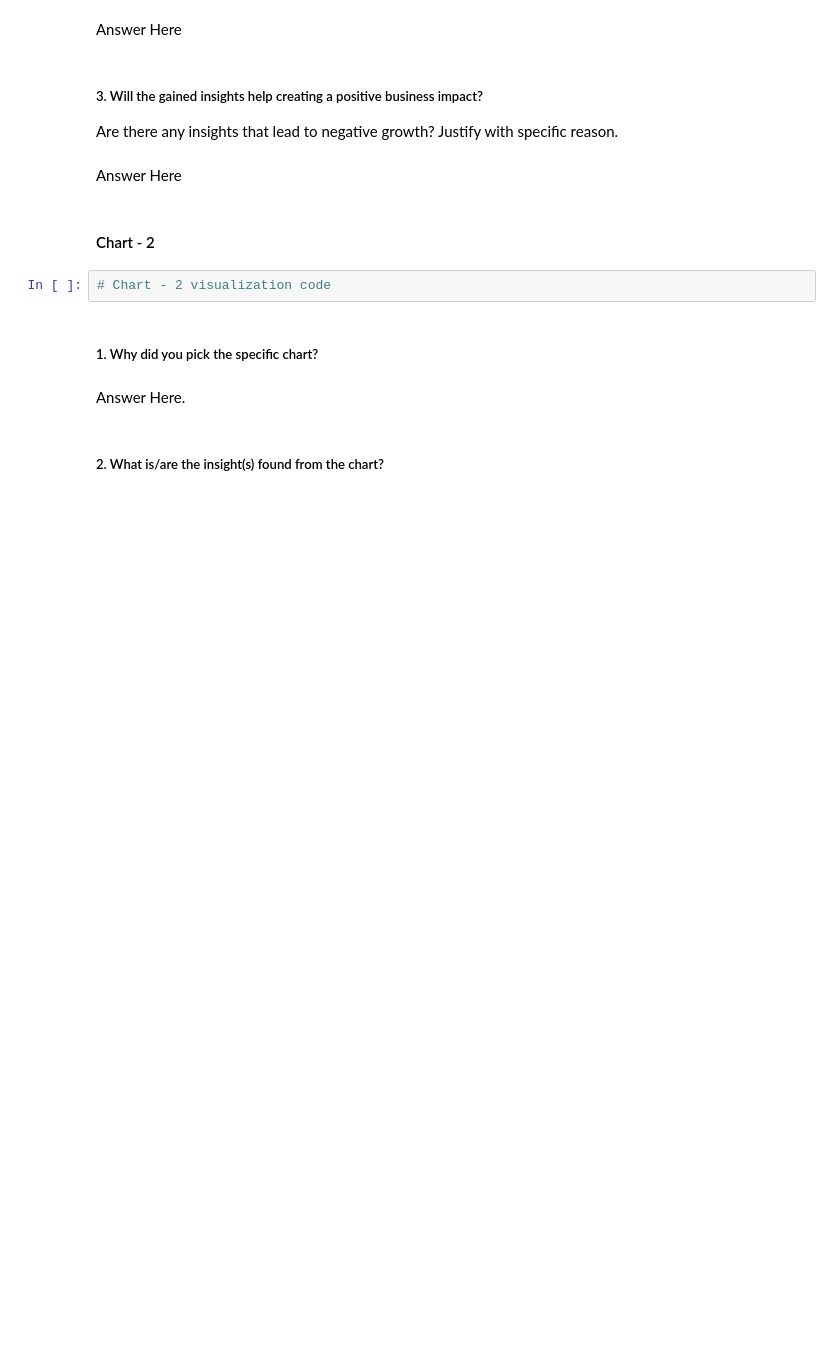
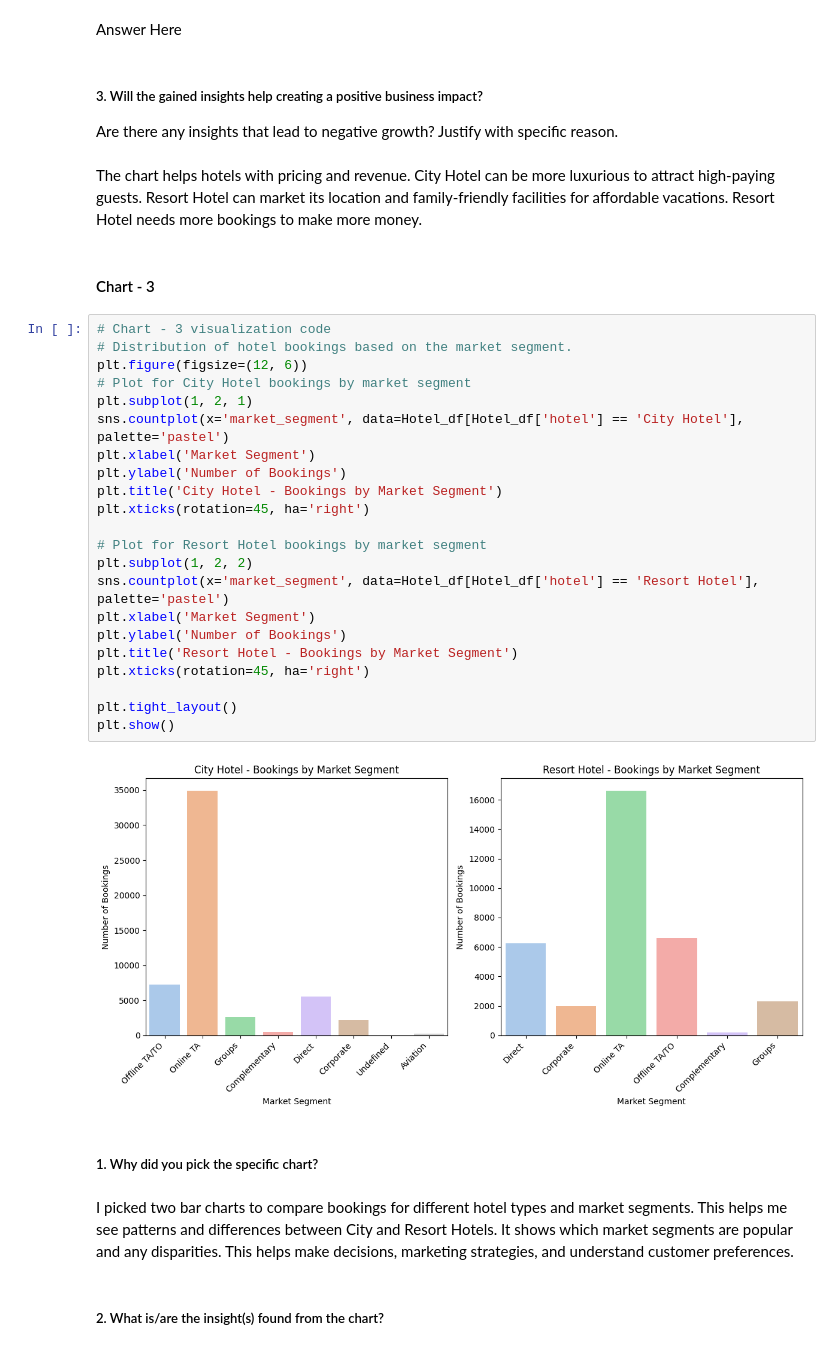
Before and after one commit to Sonall2023/Capstone_EDA_Hotel_booking, a Jupyter notebook: Hotel_Booking_Analysis.ipynb, the cells around one changed output. Cells and saved outputs as stored; diff of their text form; blank space fills up the shorter version.

```diff
--- a/Hotel_Booking_Analysis.ipynb
+++ b/Hotel_Booking_Analysis.ipynb
@@ -515,15 +591,37 @@ Answer Here
 # %% [markdown]
 ##### 3. Will the gained insights help creating a positive business impact?
 Are there any insights that lead to negative growth? Justify with specific reason.
-# %% [markdown]
-Answer Here
+# %% [markdown]
+The chart helps hotels with pricing and revenue. City Hotel can be more luxurious to attract high-paying guests. Resort Hotel can market its location and family-friendly facilities for affordable vacations. Resort Hotel needs more bookings to make more money.
 # %% [markdown]
-#### Chart - 2
+#### Chart - 3
-# %%
-# Chart - 2 visualization code
+# %%
+# Chart - 3 visualization code
+# Distribution of hotel bookings based on the market segment.
+plt.figure(figsize=(12, 6))
+# Plot for City Hotel bookings by market segment
+plt.subplot(1, 2, 1)
+sns.countplot(x='market_segment', data=Hotel_df[Hotel_df['hotel'] == 'City Hotel'], palette='pastel')
+plt.xlabel('Market Segment')
+plt.ylabel('Number of Bookings')
+plt.title('City Hotel - Bookings by Market Segment')
+plt.xticks(rotation=45, ha='right')
+
+# Plot for Resort Hotel bookings by market segment
+plt.subplot(1, 2, 2)
+sns.countplot(x='market_segment', data=Hotel_df[Hotel_df['hotel'] == 'Resort Hotel'], palette='pastel')
+plt.xlabel('Market Segment')
+plt.ylabel('Number of Bookings')
+plt.title('Resort Hotel - Bookings by Market Segment')
+plt.xticks(rotation=45, ha='right')
+
+plt.tight_layout()
+plt.show()
+# %% [output]
+[figure, added]
 # %% [markdown]
 ##### 1. Why did you pick the specific chart?
-# %% [markdown]
-Answer Here.
+# %% [markdown]
+I picked two bar charts to compare bookings for different hotel types and market segments. This helps me see patterns and differences between City and Resort Hotels. It shows which market segments are popular and any disparities. This helps make decisions, marketing strategies, and understand customer preferences.
 # %% [markdown]
 ##### 2. What is/are the insight(s) found from the chart?
```
Also changed, not shown: parts of 63 cells of this notebook.
